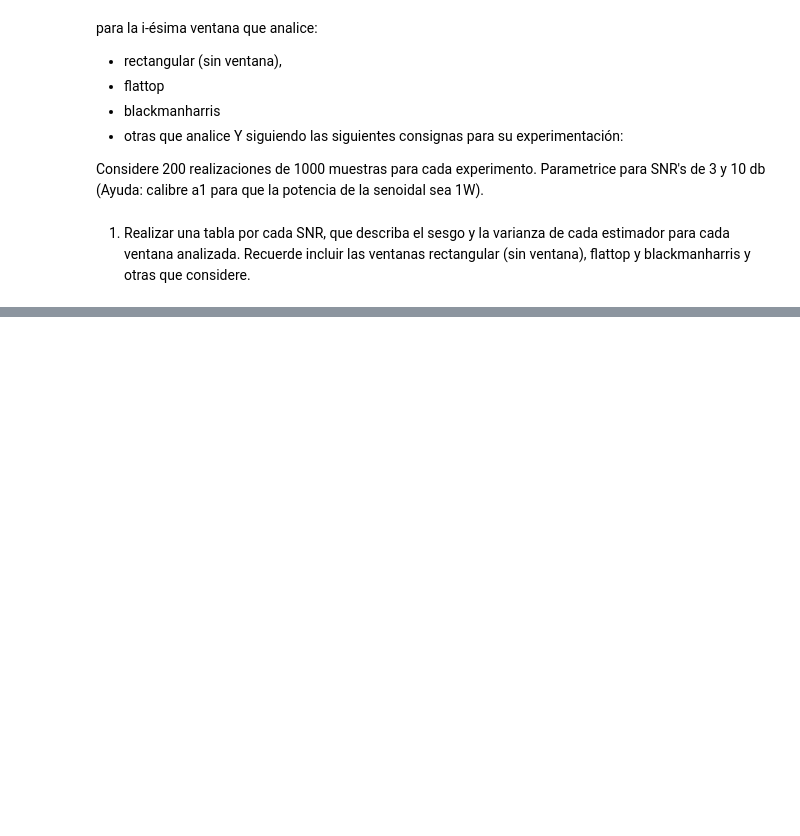
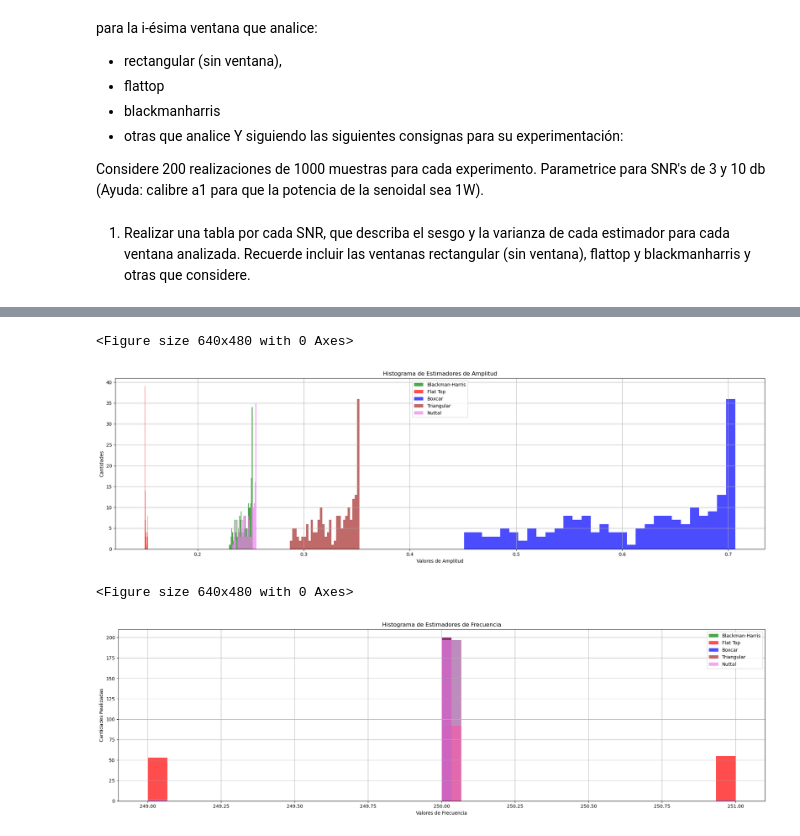
Before and after one commit to Joaquin11Sto/directorio_de_trabajo, a Jupyter notebook: TS4.ipynb, the cells around one changed output, grey strips where cells are left out. Saved outputs shown, nothing was run; the diff lists cells and outputs as text; code cells hidden in the pictures; blank space fills up the shorter version.

```diff
--- a/TS4.ipynb
+++ b/TS4.ipynb
@@ -267,0 +285,37 @@ Tabla de Sesgo y Varianza por Ventana con SNR =10dB
+# %%
+## Histogramas de amplitud y frecuencias para 10dB
+bins=30
+plt.figure(1)
+plt.figure(figsize=(20, 6))
+plt.hist(a_estimador_1, bins=bins,label='Blackman-Harris', color='green', alpha=0.7)
+plt.hist(a_estimador_2, bins=bins,label='Flat Top', color='red', alpha=0.7)
+plt.hist(a_estimador_3, bins=bins,label='Boxcar', color='blue', alpha=0.7)
+plt.hist(a_estimador_4, bins=bins,label='Triangular', color='brown', alpha=0.7)
+plt.hist(a_estimador_5, bins=bins,label='Nuttal', color='violet', alpha=0.7)
+plt.title("Histograma de Estimadores de Amplitud")
+plt.xlabel('Valores de Amplitud')
+plt.ylabel('Cantidades')
+plt.grid(True)
+plt.tight_layout()
+plt.legend()
+plt.show()
+
+plt.figure(2)
+plt.figure(figsize=(20, 6))
+plt.hist(omega_estimador_1, bins=bins,label='Blackman-Harris', color='green', alpha=0.7)
+plt.hist(omega_estimador_2, bins=bins,label='Flat Top', color='red', alpha=0.7)
+plt.hist(omega_estimador_3, bins=bins,label='Boxcar', color='blue', alpha=0.7)
+plt.hist(omega_estimador_4, bins=bins,label='Triangular', color='brown', alpha=0.7)
+plt.hist(omega_estimador_5, bins=bins,label='Nuttal', color='violet', alpha=0.7)
+plt.title("Histograma de Estimadores de Frecuencia")
+plt.xlabel('Valores de Frecuencia')
+plt.ylabel('Cantidades Realizadas')
+plt.grid(True)
+plt.tight_layout()
+plt.legend()
+plt.show()
+# %% [output]
+<Figure size 640x480 with 0 Axes>
+[figure, added]
+<Figure size 640x480 with 0 Axes>
+[figure, added]
```
Also changed, not shown: parts of 17 cells of this notebook, 3 other files.
